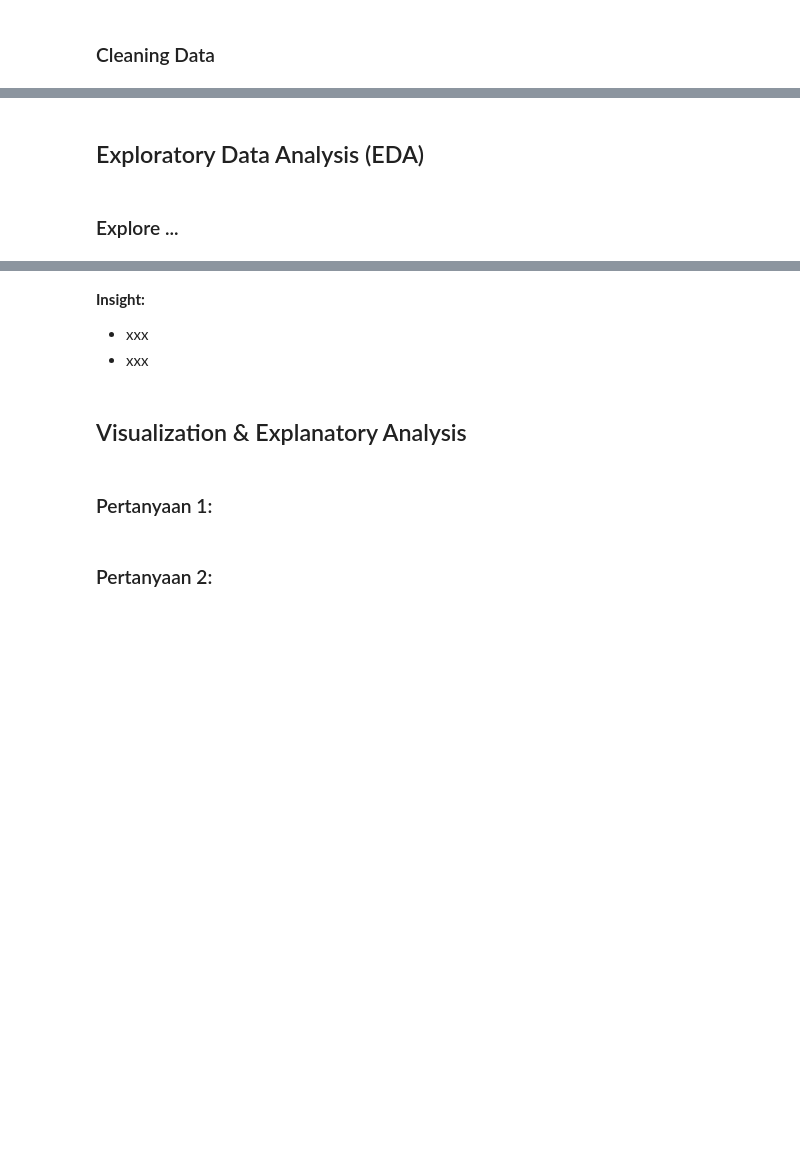
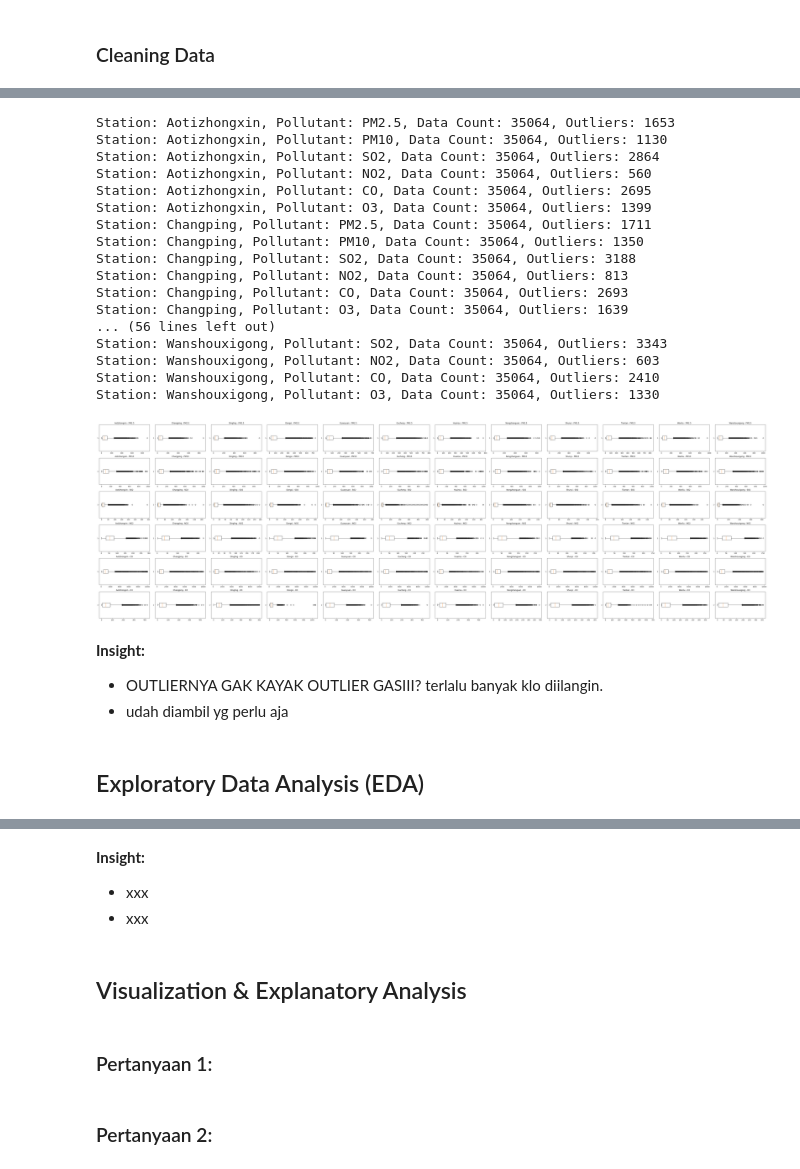
Before and after one commit to axiomjo/Jo-s-First-Dataviz-Dashboard-Using-Jupyter-Notebook, a Jupyter notebook: submission-dicoding-analisis-data/Proyek_Analisis_Data_jojo.ipynb, the cells around one changed output, grey strips where cells are left out. Drawn from its saved outputs; the diff is of its cells as text; code cells hidden in the pictures; blank space fills up the shorter version.

```diff
--- a/submission-dicoding-analisis-data/Proyek_Analisis_Data_jojo.ipynb
+++ b/submission-dicoding-analisis-data/Proyek_Analisis_Data_jojo.ipynb
@@ -67,0 +273,12 @@ so for now manggil file csv yg udh ku-reupload dari github aja
+# %%
+"""
+problem #1 MISSING VALUE (T-T)
+karena dataku time series... keknya jgn di-drop,
+karena dataku ga kategoris... keknya jgn di-imputate,
+so.. interpolation it is.
+
+oh, trus kupindah ke dataframe baru.
+"""
+
+cleaned_data_semua_area = data_semua_area.interpolate(method='linear')
+cleaned_data_semua_area
@@ -67,0 +321,3 @@ so for now manggil file csv yg udh ku-reupload dari github aja
+# %%
+cleaned_data_semua_area.drop(['TEMP',	'PRES',	'DEWP',	'RAIN',	'wd',	'WSPM'], axis=1, inplace=True)
+cleaned_data_semua_area
@@ -68,4 +338,63 @@ so for now manggil file csv yg udh ku-reupload dari github aja
+# %%
+"""
+problem #2 OUTLIER (T-T)
+karena outlier lebih jelas klo konteksnya per kota...
+i need to beresin per kota...
+"""
+
+key_stasiun_data = cleaned_data_semua_area["station"].unique()
+header_tabel_data = ["PM2.5", "PM10", "SO2", "NO2", "CO", "O3"]
+
+fig, axes = mpl.subplots(len(header_tabel_data), len(key_stasiun_data), figsize=(len(key_stasiun_data) * 5, len(header_tabel_data) * 3))
+
+outlier_data_semua_area = {}
+
+for i, tiap_key in enumerate(key_stasiun_data):
+    stasiun_data = cleaned_data_semua_area[cleaned_data_semua_area["station"] == tiap_key]
+
+    for j, tiap_header_data in enumerate(header_tabel_data):
+        # Convert to numeric and remove NaN
+        data_per_header = pd.to_numeric(stasiun_data[tiap_header_data], errors='coerce').dropna().to_numpy()
+
+        Q1 = np.percentile(data_per_header, 25)
+        Q3 = np.percentile(data_per_header, 75)
+        IQR = Q3 - Q1
+
+        lower_bound = Q1 - 1.5 * IQR
+        upper_bound = Q3 + 1.5 * IQR
+        outlier_data_semua_area = data_per_header[(data_per_header < lower_bound) | (data_per_header > upper_bound)]
+
+
+        # Debugging output
+        print(f"Station: {tiap_key}, Pollutant: {tiap_header_data}, Data Count: {len(data_per_header)}, Outliers: {len(outlier_data_semua_area)}")
+
+        axes[j, i].boxplot(data_per_header, vert=False)
+        axes[j, i].set_title(f"{tiap_key} - {tiap_header_data}")
+
+mpl.tight_layout()
+mpl.show()
+# %% [output]
+Station: Aotizhongxin, Pollutant: PM2.5, Data Count: 35064, Outliers: 1653
+Station: Aotizhongxin, Pollutant: PM10, Data Count: 35064, Outliers: 1130
+Station: Aotizhongxin, Pollutant: SO2, Data Count: 35064, Outliers: 2864
+Station: Aotizhongxin, Pollutant: NO2, Data Count: 35064, Outliers: 560
+Station: Aotizhongxin, Pollutant: CO, Data Count: 35064, Outliers: 2695
+Station: Aotizhongxin, Pollutant: O3, Data Count: 35064, Outliers: 1399
+Station: Changping, Pollutant: PM2.5, Data Count: 35064, Outliers: 1711
+Station: Changping, Pollutant: PM10, Data Count: 35064, Outliers: 1350
+Station: Changping, Pollutant: SO2, Data Count: 35064, Outliers: 3188
+Station: Changping, Pollutant: NO2, Data Count: 35064, Outliers: 813
+Station: Changping, Pollutant: CO, Data Count: 35064, Outliers: 2693
+Station: Changping, Pollutant: O3, Data Count: 35064, Outliers: 1639
+... (56 lines left out)
+Station: Wanshouxigong, Pollutant: SO2, Data Count: 35064, Outliers: 3343
+Station: Wanshouxigong, Pollutant: NO2, Data Count: 35064, Outliers: 603
+Station: Wanshouxigong, Pollutant: CO, Data Count: 35064, Outliers: 2410
+Station: Wanshouxigong, Pollutant: O3, Data Count: 35064, Outliers: 1330
+[figure, added]
+# %% [markdown]
+**Insight:**
+- OUTLIERNYA GAK KAYAK OUTLIER GASIII? terlalu banyak klo diilangin.
+- udah diambil yg perlu aja
 # %% [markdown]
 ## Exploratory Data Analysis (EDA)
-# %% [markdown]
-### Explore ...
```
Also changed, not shown: parts of 25 cells of this notebook, 4 other files.
